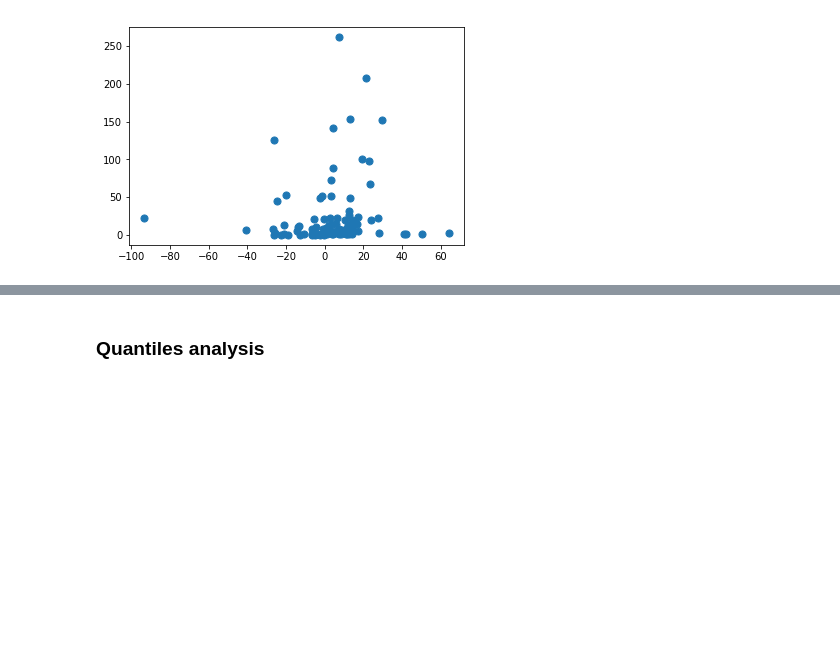
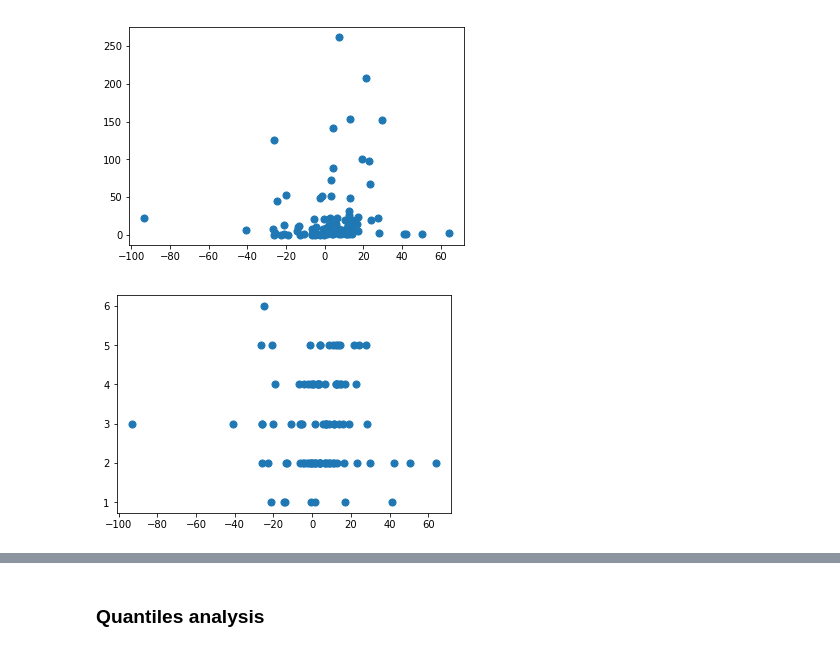
Before and after one commit to rizzoli/encompass, a Jupyter notebook: SHF_Data_Analysis.ipynb, the cells around one changed output, grey strips where cells are left out. Cells and saved outputs as stored; diff of their text form; code cells hidden in the pictures; blank space fills up the shorter version.

```diff
--- a/SHF_Data_Analysis.ipynb
+++ b/SHF_Data_Analysis.ipynb
@@ -557,3 +562,8 @@ X1=np.array(temp)
 plt.scatter(X1[:, 0], X1[:, 1], s=50);
 # %% [output]
 [figure]
+# %%
+#consumption vs # dwellers
+plt.scatter(X1[:, 0], X1[:, 2], s=50);
+# %% [output]
+[figure, added]
```
Also changed, not shown: parts of 16 cells of this notebook, 1 other file.
